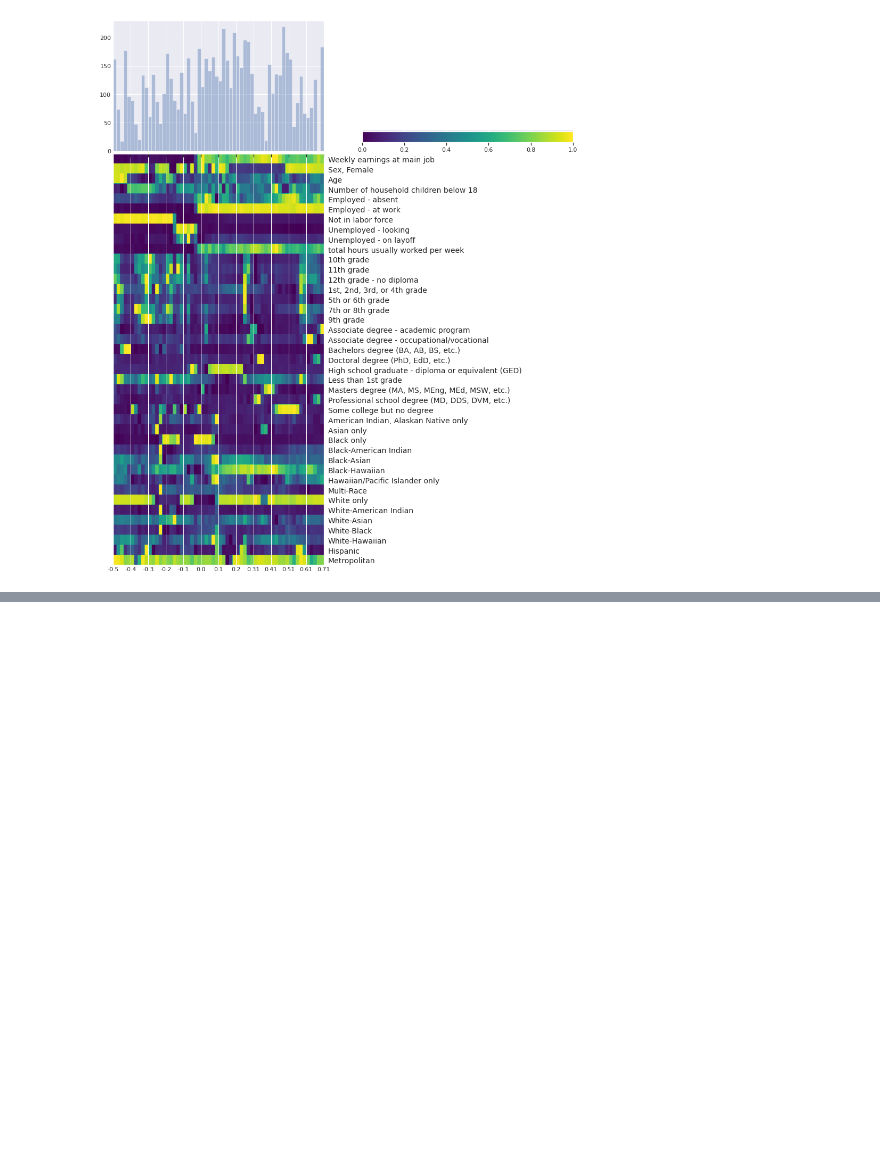
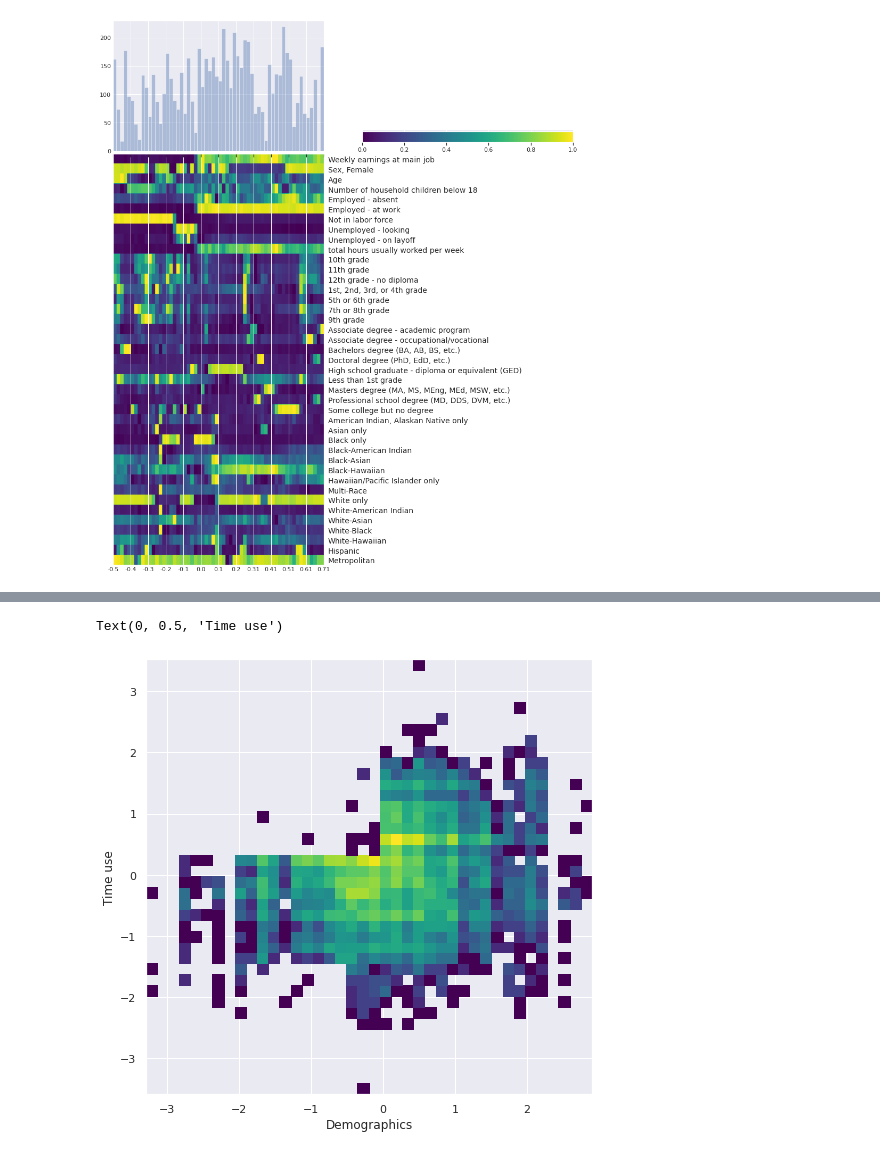
Before and after one commit to yaniv256/VAEs-in-Economics, a Jupyter notebook: Notebooks/Demographic_Data_ATUS_2013.ipynb, the cells around one changed output, grey strips where cells are left out. Saved outputs shown, nothing was run; the diff lists cells and outputs as text; code cells hidden in the pictures; blank space fills up the shorter version.

```diff
--- a/Notebooks/Demographic_Data_ATUS_2013.ipynb
+++ b/Notebooks/Demographic_Data_ATUS_2013.ipynb
@@ -570,0 +632,11 @@ vnn.plot_types(encoder=vae.encoder,decoder=vae.decoder,data=qt,
+# %%
+plt.figure(figsize=(8,8))
+plt.hist2d(encoded_demographics.values.flatten(),
+           encoded_timeuse.values.flatten(),
+           bins=(40,40), cmap='viridis', norm=colors.LogNorm());
+plt.grid()
+plt.xlabel("Demographics")
+plt.ylabel("Time use")
+# %% [output]
+Text(0, 0.5, 'Time use')
+[figure, added]
```
Also changed, not shown: parts of 9 cells of this notebook.
